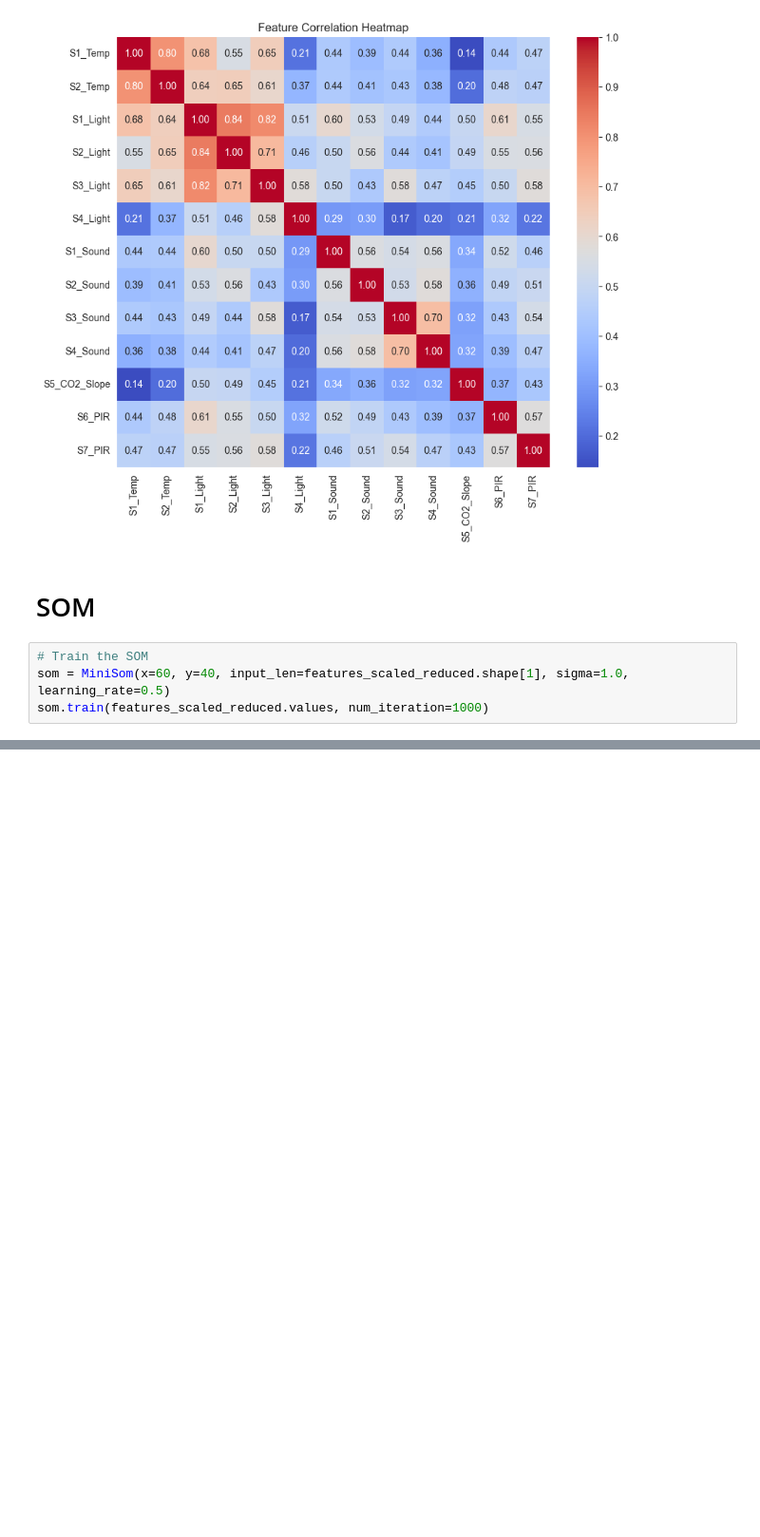
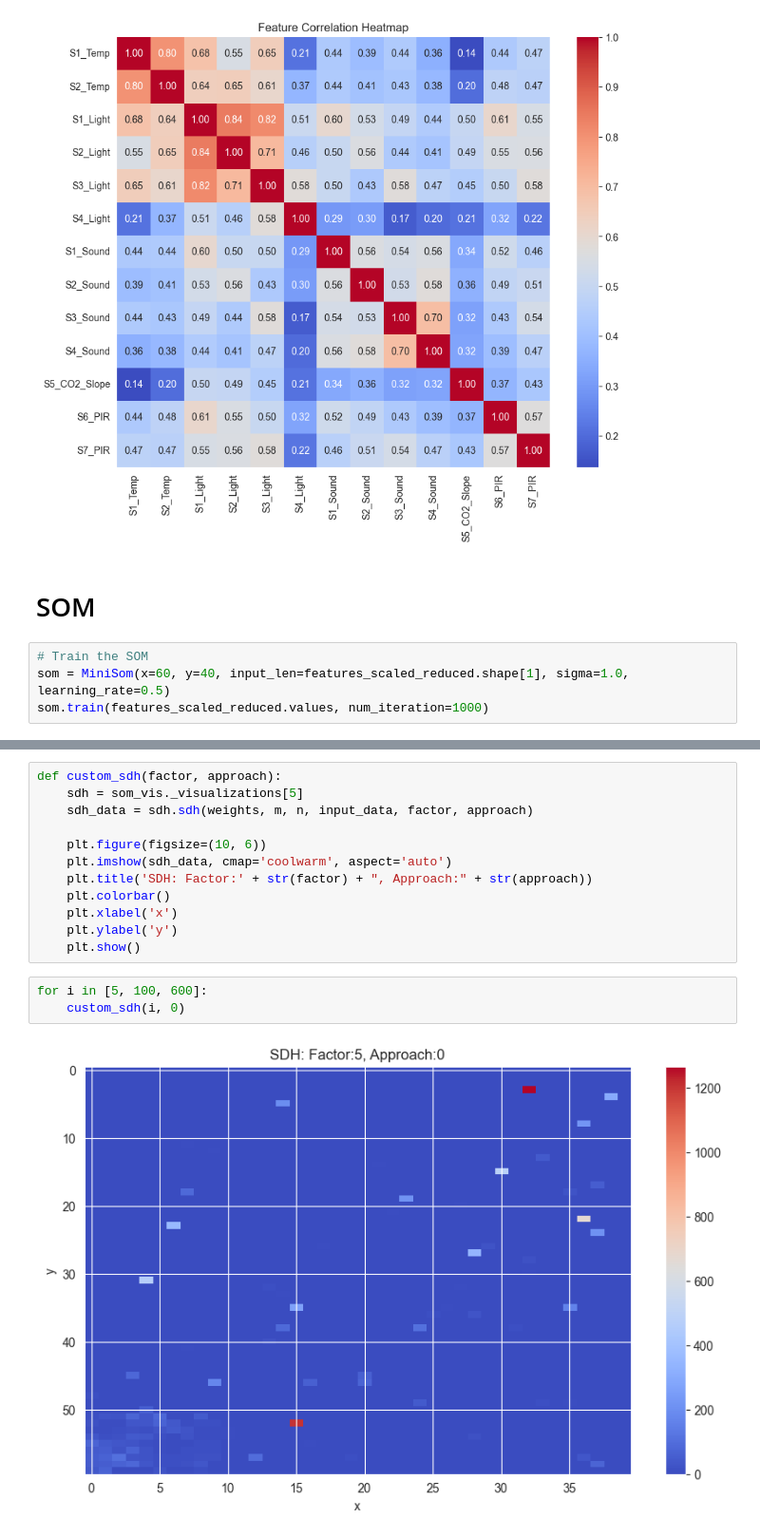
Before and after one commit to landgrafb98/SOM_22_Coding_Topic_G_Demo_DataCombo-3, a Jupyter notebook: Room_Occupancy_60_40.ipynb, the cells around one changed output, grey strips where cells are left out. Shown at 95% size. Cells and saved outputs as stored; diff of their text form; blank space fills up the shorter version.

```diff
--- a/Room_Occupancy_60_40.ipynb
+++ b/Room_Occupancy_60_40.ipynb
@@ -221,0 +249,17 @@ som_vis._mainview
+# %%
+def custom_sdh(factor, approach):
+    sdh = som_vis._visualizations[5]
+    sdh_data = sdh.sdh(weights, m, n, input_data, factor, approach)
+
+    plt.figure(figsize=(10, 6))
+    plt.imshow(sdh_data, cmap='coolwarm', aspect='auto')
+    plt.title('SDH: Factor:' + str(factor) + ", Approach:" + str(approach))
+    plt.colorbar()
+    plt.xlabel('x')
+    plt.ylabel('y')
+    plt.show()
+# %%
+for i in [5, 100, 600]:
+    custom_sdh(i, 0)
+# %% [output]
+[figure, added]
```
Also changed, not shown: parts of 21 cells of this notebook.
